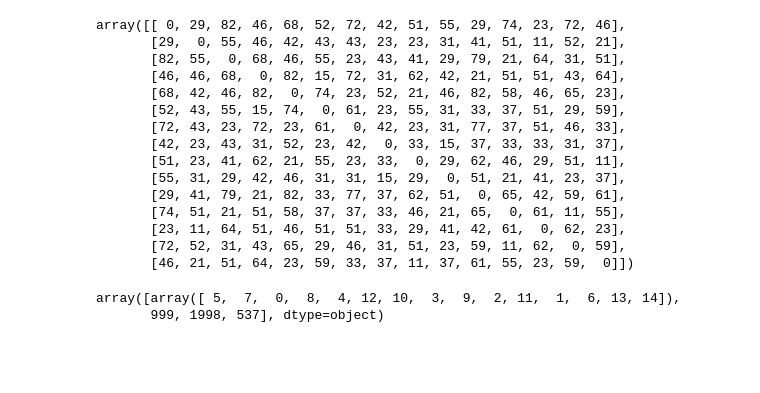
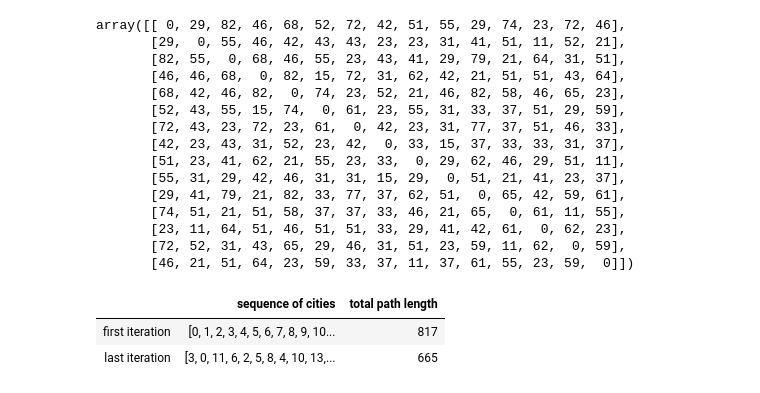
Before and after one commit to belpablo/Algorithms-21, a Jupyter notebook: Lab_4/Lab_4.ipynb, the cells around one changed output. Cells and saved outputs as stored; diff of their text form; code cells hidden in the pictures; blank space fills up the shorter version.

```diff
--- a/Lab_4/Lab_4.ipynb
+++ b/Lab_4/Lab_4.ipynb
@@ -393,11 +394,14 @@ array([[ 0, 29, 82, 46, 68, 52, 72, 42, 51, 55, 29, 74, 23, 72, 46],
        [72, 52, 31, 43, 65, 29, 46, 31, 51, 23, 59, 11, 62,  0, 59],
        [46, 21, 51, 64, 23, 59, 33, 37, 11, 37, 61, 55, 23, 59,  0]])
 # %%
-def distance_func(args):
+# Working part
+
+def distance_func(path):
 
     ans = 0
-    for i in range(1, len(args)):
-        ans += dist_arr[args[i - 1]][args[i]]
+    len_p = len(path)
+    for i in range(len_p):
+        ans += dist_arr[path[i]][path[(i + 1) % len_p]]
 
     return ans
 
@@ -419,6 +423,8 @@ def simulated_annealing(initial_approx = [i for i in range(15)], eps = 1e-3):
     func_eval_num, iter_num = 0, 0
     temp_i, gamma = 1, eps
 
+    first_iter_res = {'sequence of cities' : initial_approx, 'total path length' : distance_func(initial_approx)}
+
     args_prev = np.array(initial_approx)
     func_prev = distance_func(args_prev)
 
@@ -429,38 +435,38 @@ def simulated_annealing(initial_approx = [i for i in range(15)], eps = 1e-3):
         args_curr = args_i
     else:
         p = np.exp((func_prev - func_i) / temp_i)
         args_curr = random.choices([args_i, args_prev], weights = [p, 1 - p])[0]
 
     temp_i -= gamma
-
     func_eval_num += 2
     iter_num += 1
 
     while (temp_i >= eps) and (iter_num < 1000):
 
         args_prev = args_curr
         func_prev = distance_func(args_prev)
 
         args_i = dist_neighbour(args_prev, eps = 10 * eps)
         func_i = distance_func(args_i)
 
         if func_i <= func_prev:
             args_curr = args_i
         else:
             p = np.exp((func_prev - func_i) / temp_i)
             args_curr = random.choices([args_i, args_prev], weights = [p, 1 - p])[0]
 
         temp_i -= gamma
-
         func_eval_num += 2
         iter_num += 1
 
-    return np.array([args_curr, iter_num, func_eval_num, distance_func(args_curr)])
+    last_iter_res = {'sequence of cities' : args_curr, 'total path length' : distance_func(args_curr)}
 
-#distance_func([0, 1, 2, 3] + [i for i in range(4, 15)])
-#rand_neighbour([i for i in range(15)])
+    return {'first iteration' : first_iter_res, 'last iteration' : last_iter_res}
 
-simulated_annealing()
+
+df = pd.DataFrame(simulated_annealing()).T
+df
 # %% [output]
-array([array([ 5,  7,  0,  8,  4, 12, 10,  3,  9,  2, 11,  1,  6, 13, 14]),
-       999, 1998, 537], dtype=object)
+|  | sequence of cities | total path length |
+| first iteration | [0, 1, 2, 3, 4, 5, 6, 7, 8, 9, 10... | 817 |
+| last iteration | [3, 0, 11, 6, 2, 5, 8, 4, 10, 13,... | 665 |
```
Also changed, not shown: parts of 3 cells of this notebook, 1 other file.
